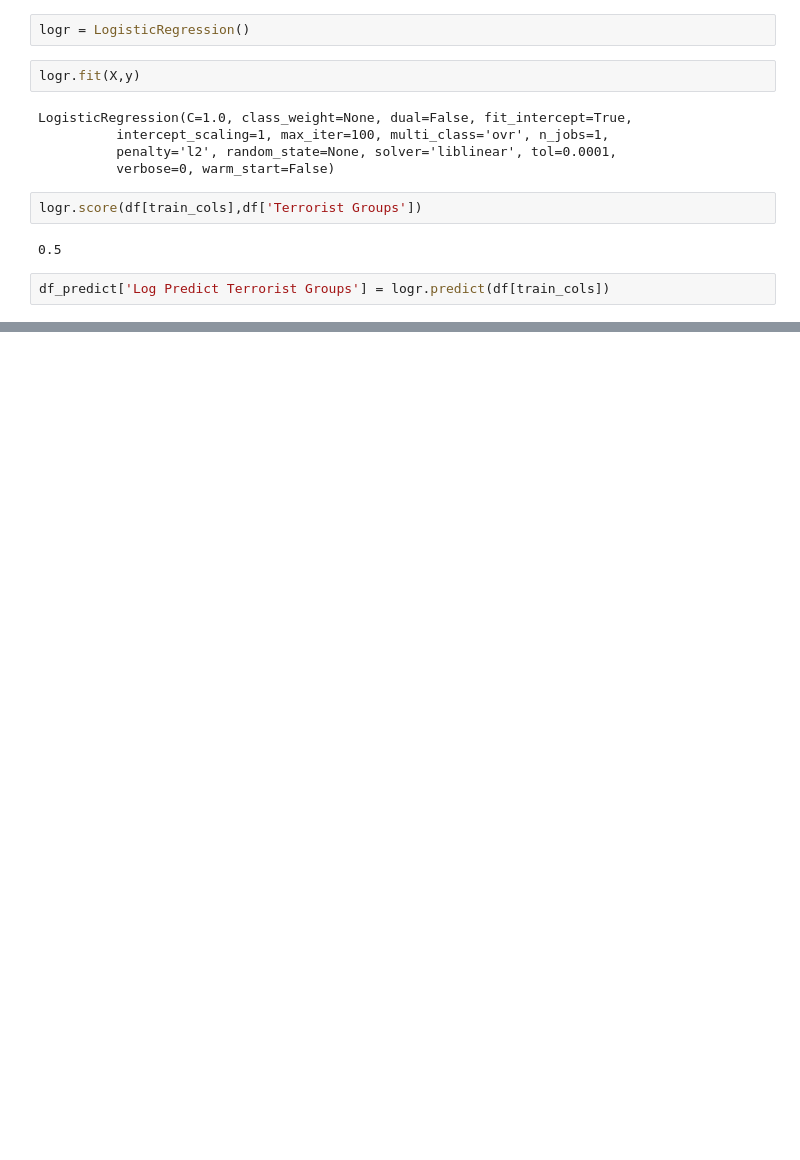
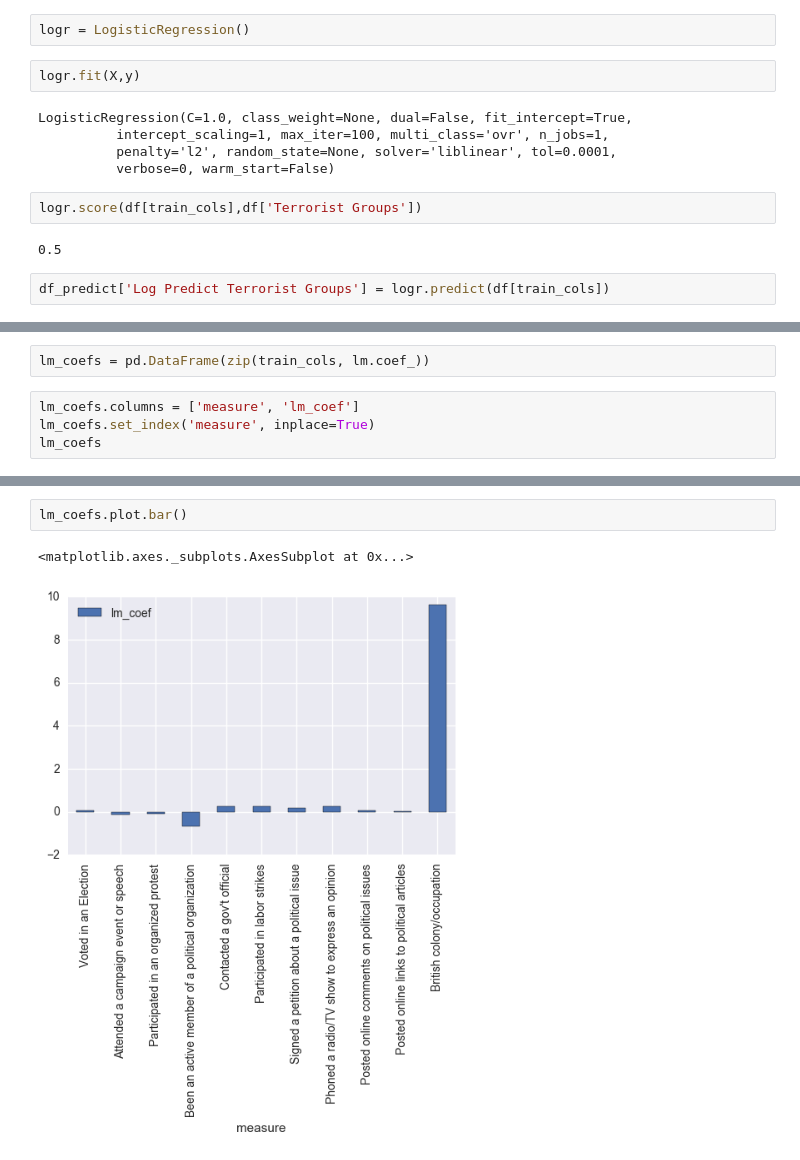
Before and after one commit to altheasmith/ds-homework, a Jupyter notebook: final-project/FinalProject.ipynb, the cells around one changed output, grey strips where cells are left out. Drawn from its saved outputs; the diff is of its cells as text; blank space fills up the shorter version.

```diff
--- a/final-project/FinalProject.ipynb
+++ b/final-project/FinalProject.ipynb
@@ -257,0 +286,6 @@ array([[ -2.31140791e-02,  -5.24984294e-02,   1.59286974e-01,
+# %%
+lm_coefs = pd.DataFrame(zip(train_cols, lm.coef_))
+# %%
+lm_coefs.columns = ['measure', 'lm_coef']
+lm_coefs.set_index('measure', inplace=True)
+lm_coefs
@@ -257,0 +306,5 @@ array([[ -2.31140791e-02,  -5.24984294e-02,   1.59286974e-01,
+# %%
+lm_coefs.plot.bar()
+# %% [output]
+<matplotlib.axes._subplots.AxesSubplot at 0x...>
+[figure, added]
```
Also changed, not shown: parts of 11 cells of this notebook.
